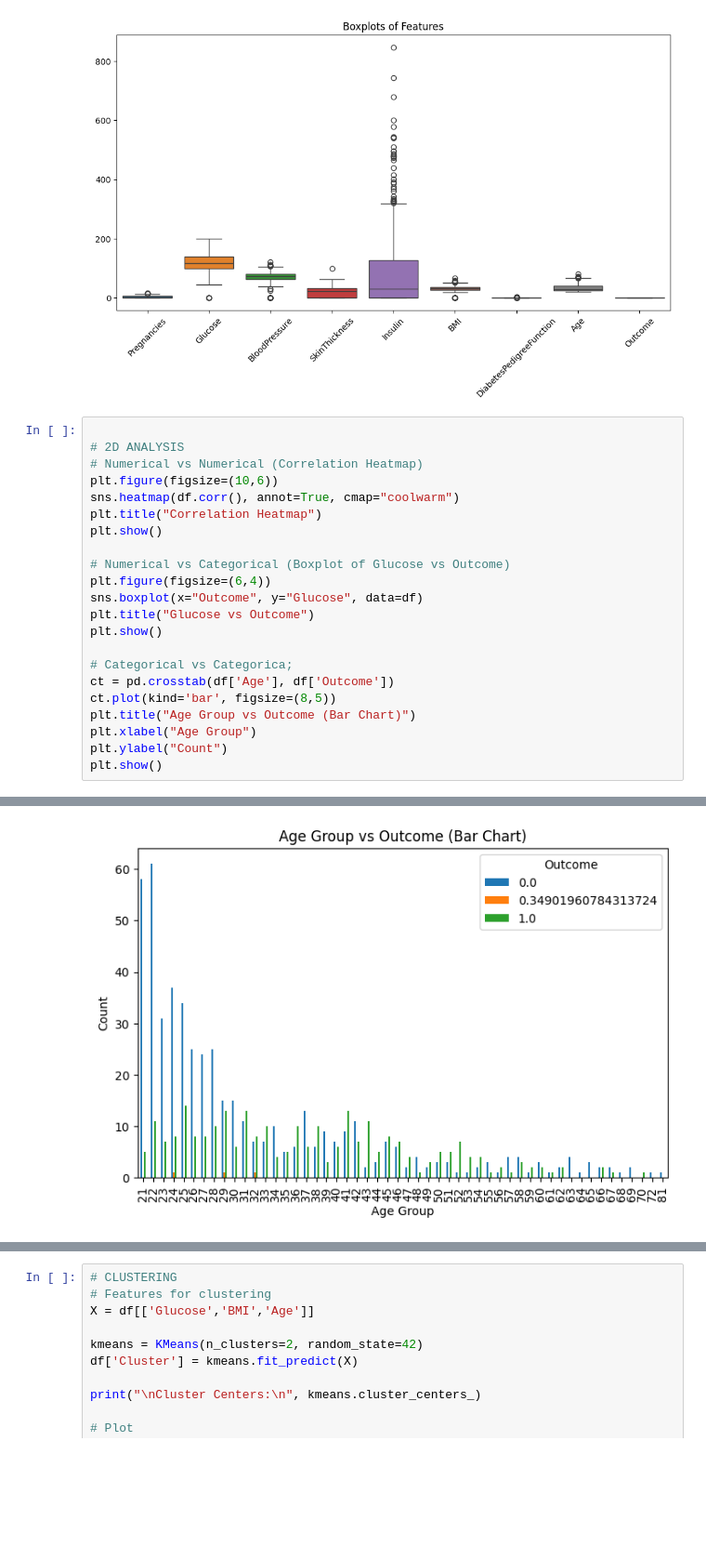
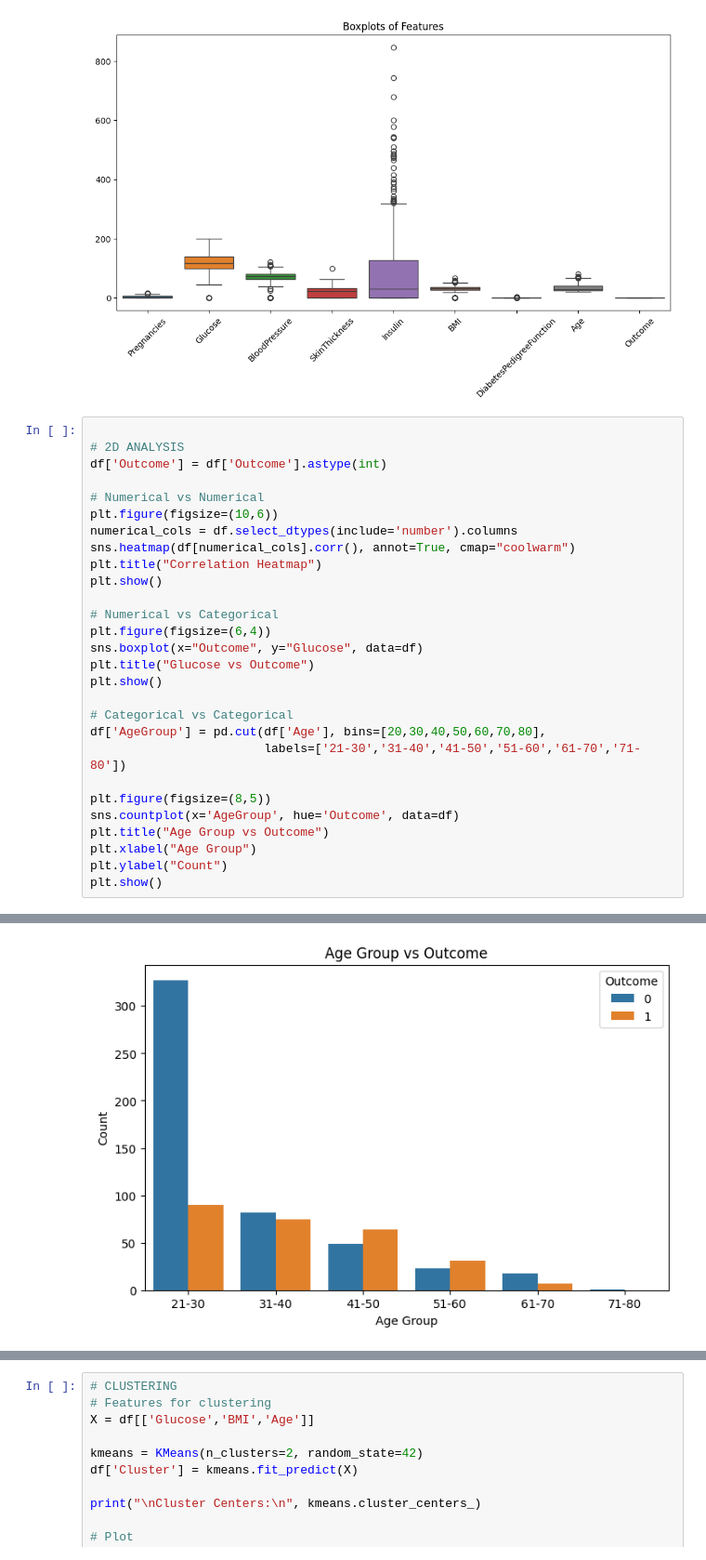
Before and after one commit to JG-dot/Exploratory-Data-Analysis, a Jupyter notebook: EDA_01.ipynb, the cells around one changed output, grey strips where cells are left out. Shown at 93% size. Cells and saved outputs as stored; diff of their text form; blank space fills up the shorter version.

```diff
--- a/EDA_01.ipynb
+++ b/EDA_01.ipynb
@@ -66,22 +66,28 @@ plt.show()
 # %%
 
 # 2D ANALYSIS
-# Numerical vs Numerical (Correlation Heatmap)
+df['Outcome'] = df['Outcome'].astype(int)
+
+# Numerical vs Numerical
 plt.figure(figsize=(10,6))
-sns.heatmap(df.corr(), annot=True, cmap="coolwarm")
+numerical_cols = df.select_dtypes(include='number').columns
+sns.heatmap(df[numerical_cols].corr(), annot=True, cmap="coolwarm")
 plt.title("Correlation Heatmap")
 plt.show()
 
-# Numerical vs Categorical (Boxplot of Glucose vs Outcome)
+# Numerical vs Categorical
 plt.figure(figsize=(6,4))
 sns.boxplot(x="Outcome", y="Glucose", data=df)
 plt.title("Glucose vs Outcome")
 plt.show()
 
-# Categorical vs Categorica;
-ct = pd.crosstab(df['Age'], df['Outcome'])
-ct.plot(kind='bar', figsize=(8,5))
-plt.title("Age Group vs Outcome (Bar Chart)")
+# Categorical vs Categorical
+df['AgeGroup'] = pd.cut(df['Age'], bins=[20,30,40,50,60,70,80],
+                        labels=['21-30','31-40','41-50','51-60','61-70','71-80'])
+
+plt.figure(figsize=(8,5))
+sns.countplot(x='AgeGroup', hue='Outcome', data=df)
+plt.title("Age Group vs Outcome")
 plt.xlabel("Age Group")
 plt.ylabel("Count")
 plt.show()
@@ -91,4 +97,4 @@ plt.show()
-[figure, old version]
+[figure, new version]
 # %%
 # 3D ANALYSIS
 
```
Also changed, not shown: parts of 2 cells of this notebook.
